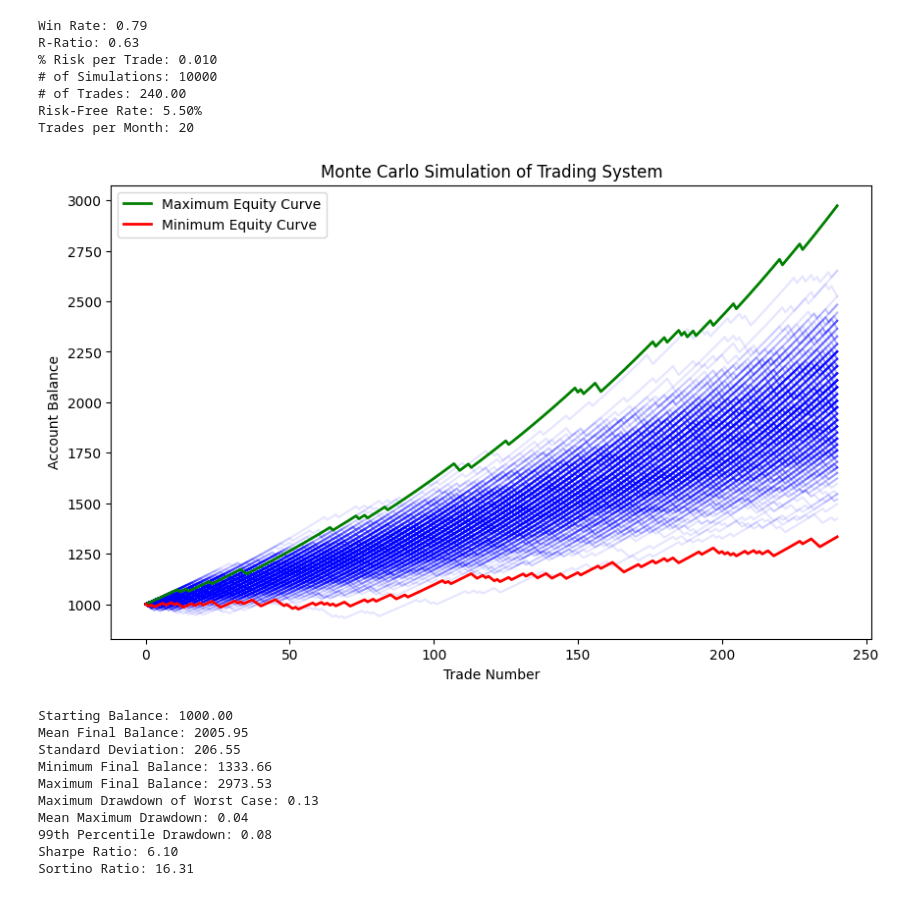
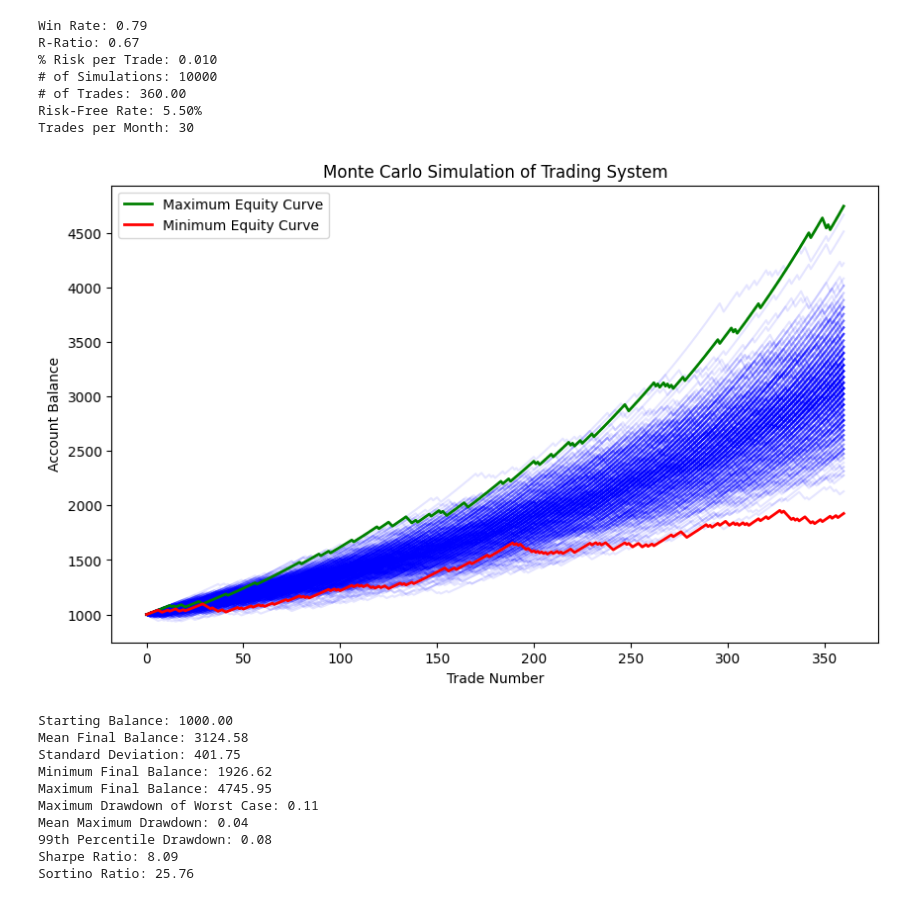
Before and after one commit to ergodique/Portfolio, a Jupyter notebook: Monte Carlo Simulation Equity Curve/monte_carlo_jupyter_version.ipynb, the cells around one changed output. Cells and saved outputs as stored; diff of their text form; code cells hidden in the pictures.

```diff
--- a/Monte Carlo Simulation Equity Curve/monte_carlo_jupyter_version.ipynb
+++ b/Monte Carlo Simulation Equity Curve/monte_carlo_jupyter_version.ipynb
@@ -93,46 +93,46 @@ def monte_carlo_simulation(win_rate, reward_to_risk, risk_per_trade, num_simulat
     all_monthly_returns_flat = np.concatenate(all_monthly_returns)
 
     sharpe_ratio = calculate_sharpe_ratio(all_monthly_returns_flat, risk_free_rate)
     sortino_ratio = calculate_sortino_ratio(all_monthly_returns_flat, risk_free_rate)
 
     print(f'Sharpe Ratio: {sharpe_ratio:.2f}')
     print(f'Sortino Ratio: {sortino_ratio:.2f}')
 
 # Example usage
 win_rate = 0.79  # put win rate here
-reward_to_risk = 1.9/3  # Reward to risk ratio
+reward_to_risk = 2/3  # Reward to risk ratio
 risk_per_trade = 0.01  # Risking % of the trade
 num_simulations = 10000  # Run X number of simulations
-trades_per_month = 20  # Number of trades per month
+trades_per_month = 30  # Number of trades per month
 num_trades = 12*trades_per_month*1  # Each simulation runs for X trades
 
 risk_free_rate = 0.055  # Annual risk-free rate
 
 print(f'Win Rate: {win_rate:.2f}')
 print(f'R-Ratio: {reward_to_risk:.2f}')
 print(f'% Risk per Trade: {risk_per_trade:.3f}')
 print(f'# of Simulations: {num_simulations:.0f}')
 print(f'# of Trades: {num_trades:.2f}')
 print(f'Risk-Free Rate: {risk_free_rate:.2%}')
 print(f'Trades per Month: {trades_per_month}')
 
 monte_carlo_simulation(win_rate, reward_to_risk, risk_per_trade, num_simulations, num_trades, trades_per_month, risk_free_rate)
 # %% [output]
 Win Rate: 0.79
-R-Ratio: 0.63
+R-Ratio: 0.67
 % Risk per Trade: 0.010
 # of Simulations: 10000
-# of Trades: 240.00
+# of Trades: 360.00
 Risk-Free Rate: 5.50%
-Trades per Month: 20
+Trades per Month: 30
-[figure, old version]
+[figure, new version]
 Starting Balance: 1000.00
-Mean Final Balance: 2005.95
-Standard Deviation: 206.55
-Minimum Final Balance: 1333.66
-Maximum Final Balance: 2973.53
-Maximum Drawdown of Worst Case: 0.13
+Mean Final Balance: 3124.58
+Standard Deviation: 401.75
+Minimum Final Balance: 1926.62
+Maximum Final Balance: 4745.95
+Maximum Drawdown of Worst Case: 0.11
 Mean Maximum Drawdown: 0.04
 99th Percentile Drawdown: 0.08
-Sharpe Ratio: 6.10
-Sortino Ratio: 16.31
+Sharpe Ratio: 8.09
+Sortino Ratio: 25.76
```
Also changed, not shown: parts of 2 cells of this notebook.
